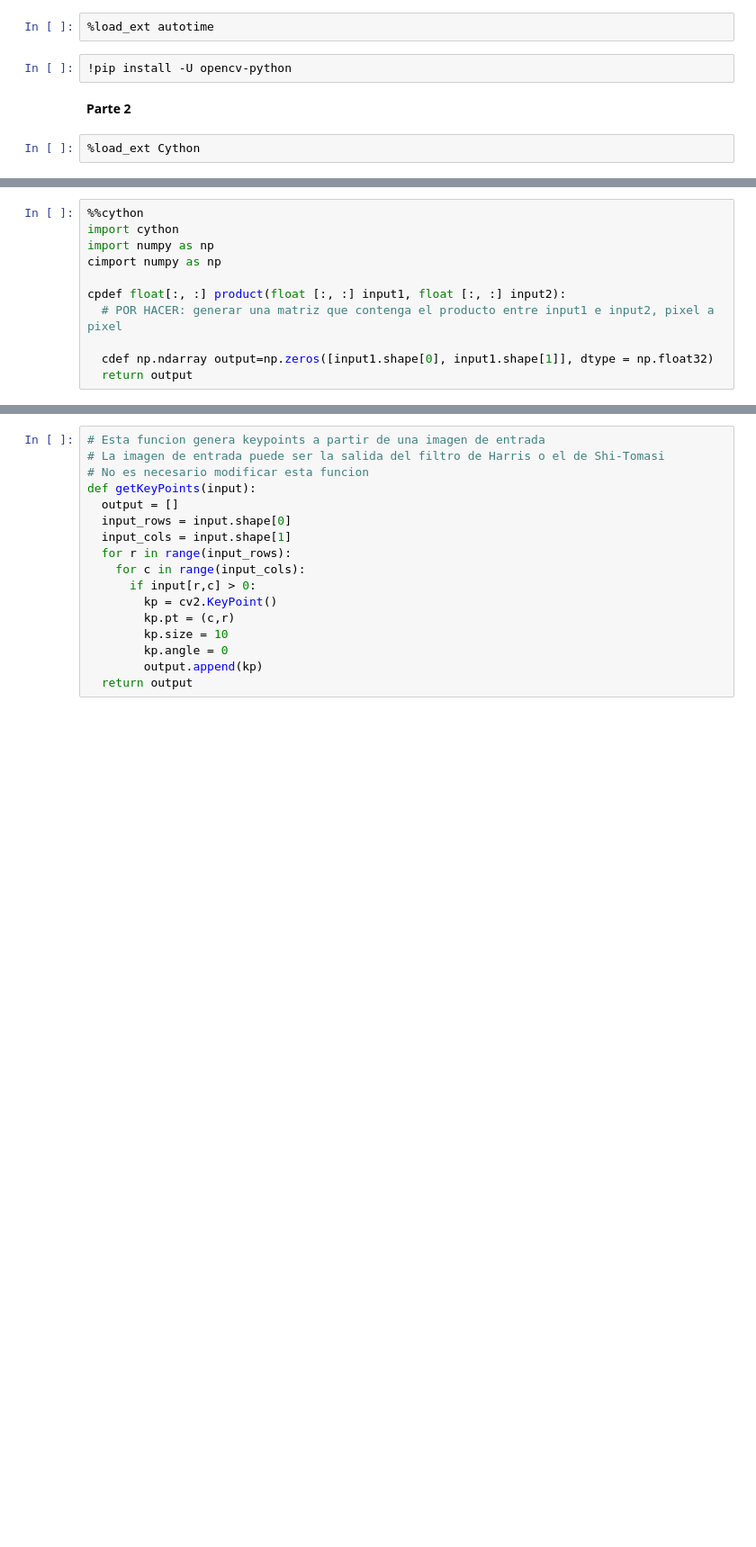
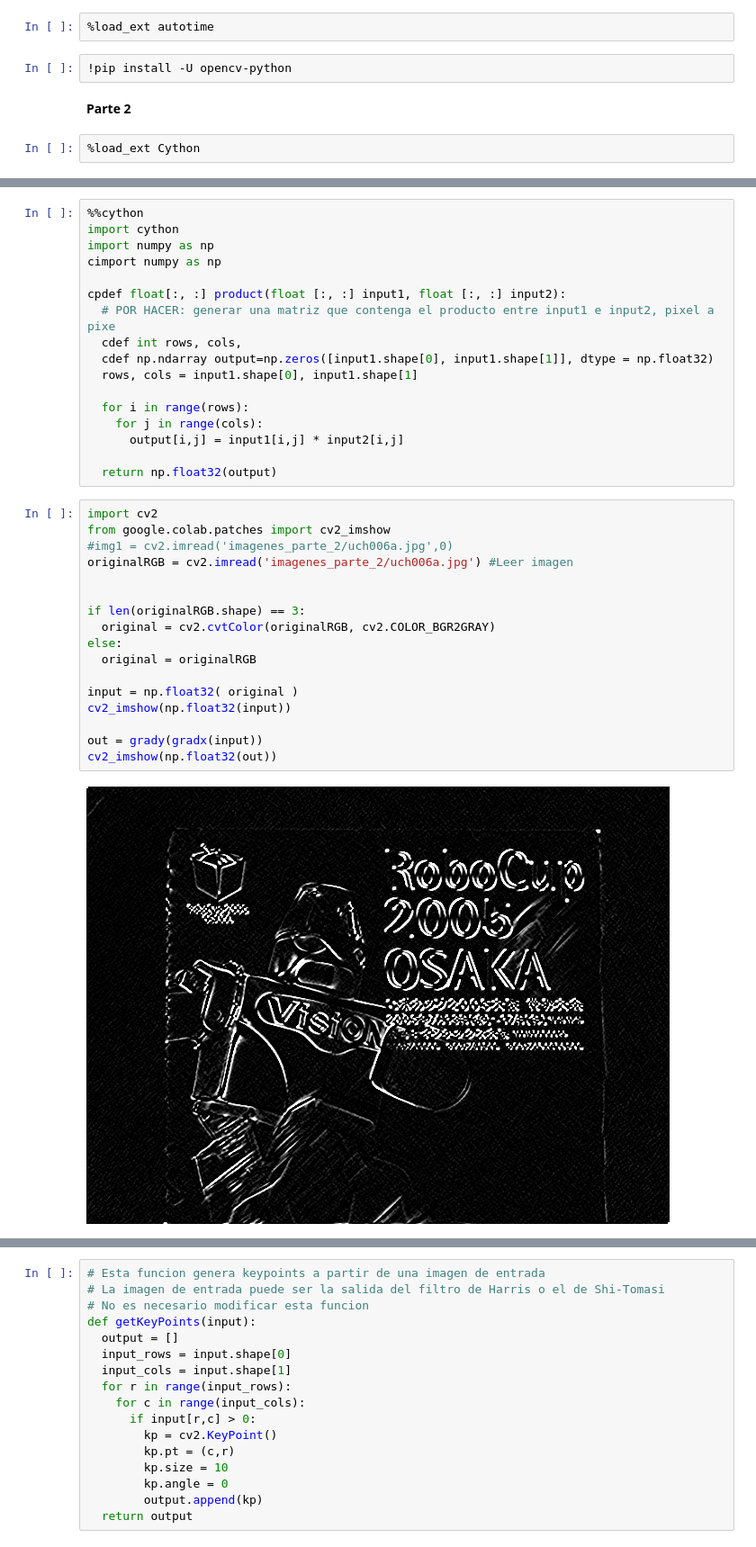
Before and after one commit to Diego-II/Procesamiento-Avanzado-de-Imagenes, a Jupyter notebook: Tarea2/tarea2_codigo_base.ipynb, the cells around one changed output, grey strips where cells are left out. Shown: that part at 90% size. Cells and saved outputs as stored; diff of their text form; blank space fills up the shorter version.

```diff
--- a/Tarea2/tarea2_codigo_base.ipynb
+++ b/Tarea2/tarea2_codigo_base.ipynb
@@ -54,7 +91,32 @@ import numpy as np
 cimport numpy as np
 
 cpdef float[:, :] product(float [:, :] input1, float [:, :] input2):
-  # POR HACER: generar una matriz que contenga el producto entre input1 e input2, pixel a pixel
+  # POR HACER: generar una matriz que contenga el producto entre input1 e input2, pixel a pixe
+  cdef int rows, cols,
+  cdef np.ndarray output=np.zeros([input1.shape[0], input1.shape[1]], dtype = np.float32)
+  rows, cols = input1.shape[0], input1.shape[1]
 
-  cdef np.ndarray output=np.zeros([input1.shape[0], input1.shape[1]], dtype = np.float32)
-  return output
+  for i in range(rows):
+    for j in range(cols):
+      output[i,j] = input1[i,j] * input2[i,j]
+
+  return np.float32(output)
+# %%
+import cv2
+from google.colab.patches import cv2_imshow
+#img1 = cv2.imread('imagenes_parte_2/uch006a.jpg',0)
+originalRGB = cv2.imread('imagenes_parte_2/uch006a.jpg') #Leer imagen
+
+
+if len(originalRGB.shape) == 3:
+  original = cv2.cvtColor(originalRGB, cv2.COLOR_BGR2GRAY)
+else:
+  original = originalRGB
+
+input = np.float32( original )
+cv2_imshow(np.float32(input))
+
+out = grady(gradx(input))
+cv2_imshow(np.float32(out))
+# %% [output]
+[figure, added]
```
Also changed, not shown: parts of 15 cells of this notebook.
